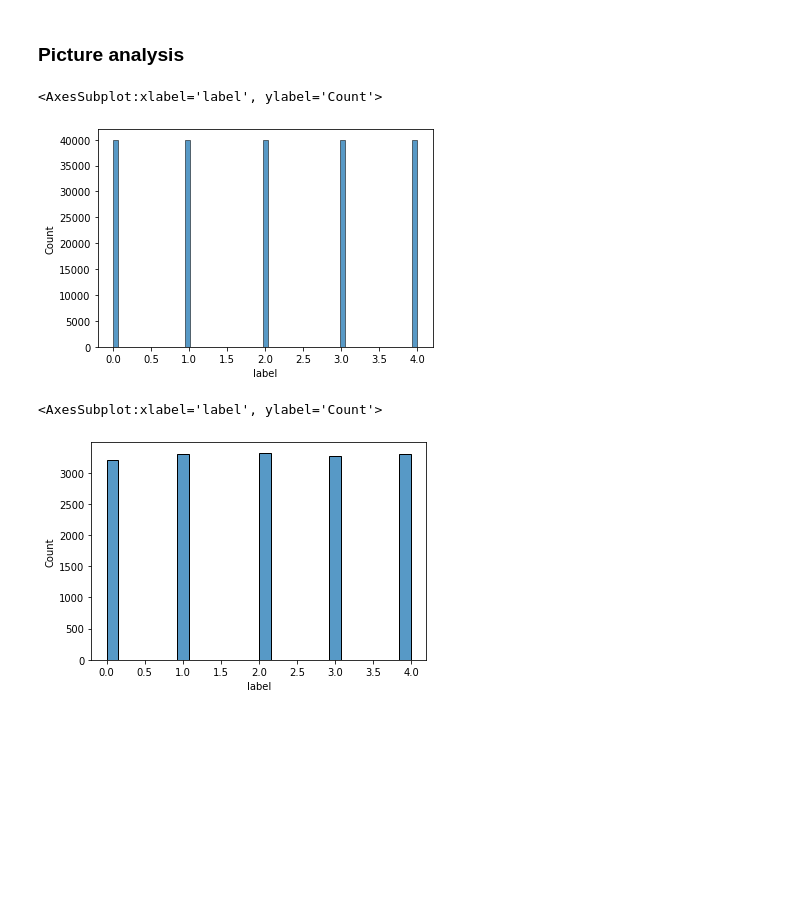
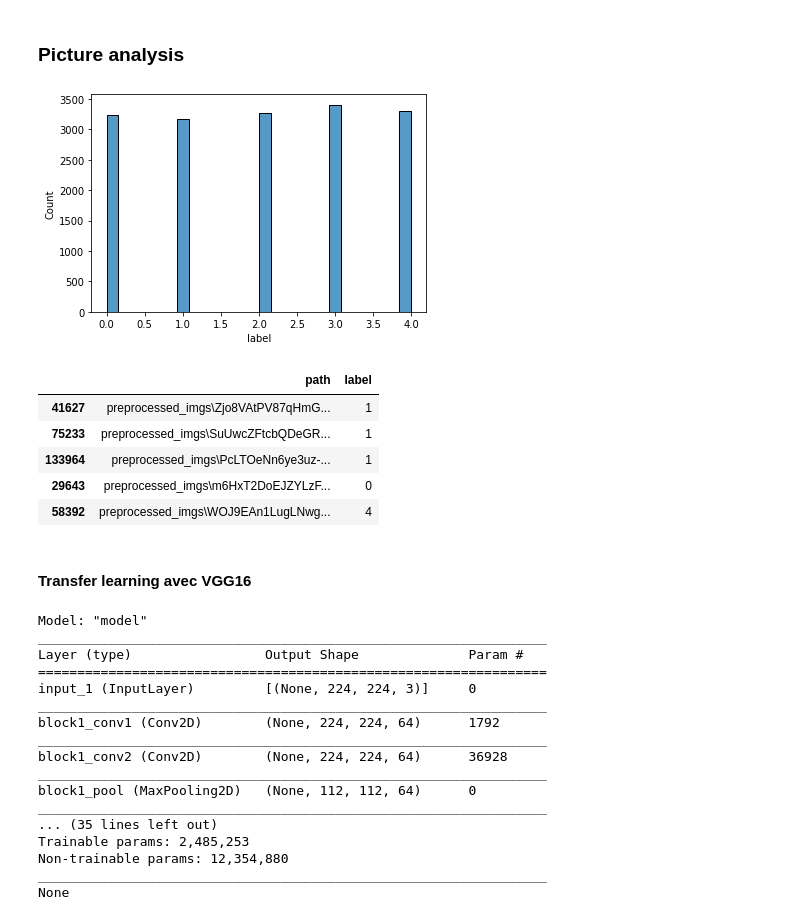
Before and after one commit to ThibaultDieudonne/Comments-and-Pictures-Classification, a Jupyter notebook: n.ipynb, the cells around one changed output. Cells and saved outputs as stored; diff of their text form; code cells hidden in the pictures; blank space fills up the shorter version.

Commit message:
Fully working tranfer learning, implemented custom CNN

```diff
--- a/n.ipynb
+++ b/n.ipynb
@@ -162,7 +329,13 @@ words_df.head()
 # %% [markdown]
 ### Picture analysis
 # %%
-nrows = 32768 # 32768
+nrows = 131072
+
+n_epochs = 20
+
+test_nrows = 2048
+
+val_nrows = 2048
 
 batch_size = 16
 
@@ -183,18 +381,19 @@ def load_img(path, tgt):
-# %%
-pictures = pd.read_json("photos.json", lines=True)[["photo_id", "label"]]
-pictures["path"] = pictures["photo_id"].apply(get_path)
-pictures = pictures[["path", "label"]]
-pictures = pictures.sample(frac=1) # shuffle
-pictures["label"] = pictures["label"].apply(lambda x:  {'interior': 0, 'outside': 1, 'menu': 2, 'food': 3, 'drink': 4}[x])
-sns.histplot(x=pictures["label"])
-# %% [output]
-<AxesSubplot:xlabel='label', ylabel='Count'>
-[figure, removed]
 # %%
-train_df = pictures.head(nrows)
-pictures = pictures.tail(pictures.shape[0] - nrows)
-test_df = pictures.head(nrows)
+train_df = pd.read_csv('photos_train.csv')
+train_df = train_df.sample(frac=1)
+train_df = train_df.head(nrows)
+test_df = pd.read_csv('photos_test.csv')
+test_df = test_df.head(test_nrows)
+val_df = pd.read_csv('photos_val.csv')
+val_df = val_df.head(val_nrows)
 sns.histplot(x=train_df["label"])
+plt.show()
+train_df.head()
 # %% [output]
-<AxesSubplot:xlabel='label', ylabel='Count'>
-[figure, old version]
+[figure, new version]
+|  | path | label |
+| 41627 | preprocessed_imgs\Zjo8VAtPV87qHmG... | 1 |
+| 75233 | preprocessed_imgs\SuUwcZFtcbQDeGR... | 1 |
+| 133964 | preprocessed_imgs\PcLTOeNn6ye3uz-... | 1 |
+| 29643 | preprocessed_imgs\m6HxT2DoEJZYLzF... | 0 |
+| 58392 | preprocessed_imgs\WOJ9EAn1LugLNwg... | 4 |
@@ -201 +424,3 @@ sns.histplot(x=train_df["label"])
+# %% [markdown]
+#### Transfer learning avec VGG16
 # %%
@@ -240,2 +446,40 @@ def get_pred():
+# %%
+previously_trained = 0
+
+layer_freeze = 17 # 19
+
+if previously_trained:
+    model = tf.keras.models.load_model('vgg16_retrained')
+    history = pd.read_csv('train_history.csv')
+else:
+    vgg_model = tf.keras.applications.vgg16.VGG16(weights="imagenet", include_top=False, input_shape=(224, 224, 3))
+    x = vgg_model.output
+    x = tf.keras.layers.Flatten()(x)
+    predictions = tf.keras.layers.Dense(5, activation='softmax')(x)
+    model = tf.keras.Model(inputs=vgg_model.input, outputs=predictions)
+    for layer in model.layers[:layer_freeze]:
+        layer.trainable = False
+    for layer in model.layers[layer_freeze:]:
+        layer.trainable = True
+
+print(model.summary())
+# %% [output]
+Model: "model"
+_________________________________________________________________
+Layer (type)                 Output Shape              Param #
+=================================================================
+input_1 (InputLayer)         [(None, 224, 224, 3)]     0
+_________________________________________________________________
+block1_conv1 (Conv2D)        (None, 224, 224, 64)      1792
+_________________________________________________________________
+block1_conv2 (Conv2D)        (None, 224, 224, 64)      36928
+_________________________________________________________________
+block1_pool (MaxPooling2D)   (None, 112, 112, 64)      0
+_________________________________________________________________
+... (35 lines left out)
+Trainable params: 2,485,253
+Non-trainable params: 12,354,880
+_________________________________________________________________
+None
 # %%
 def train_model():
```
Also changed, not shown: parts of 23 cells of this notebook, 16 other files.
